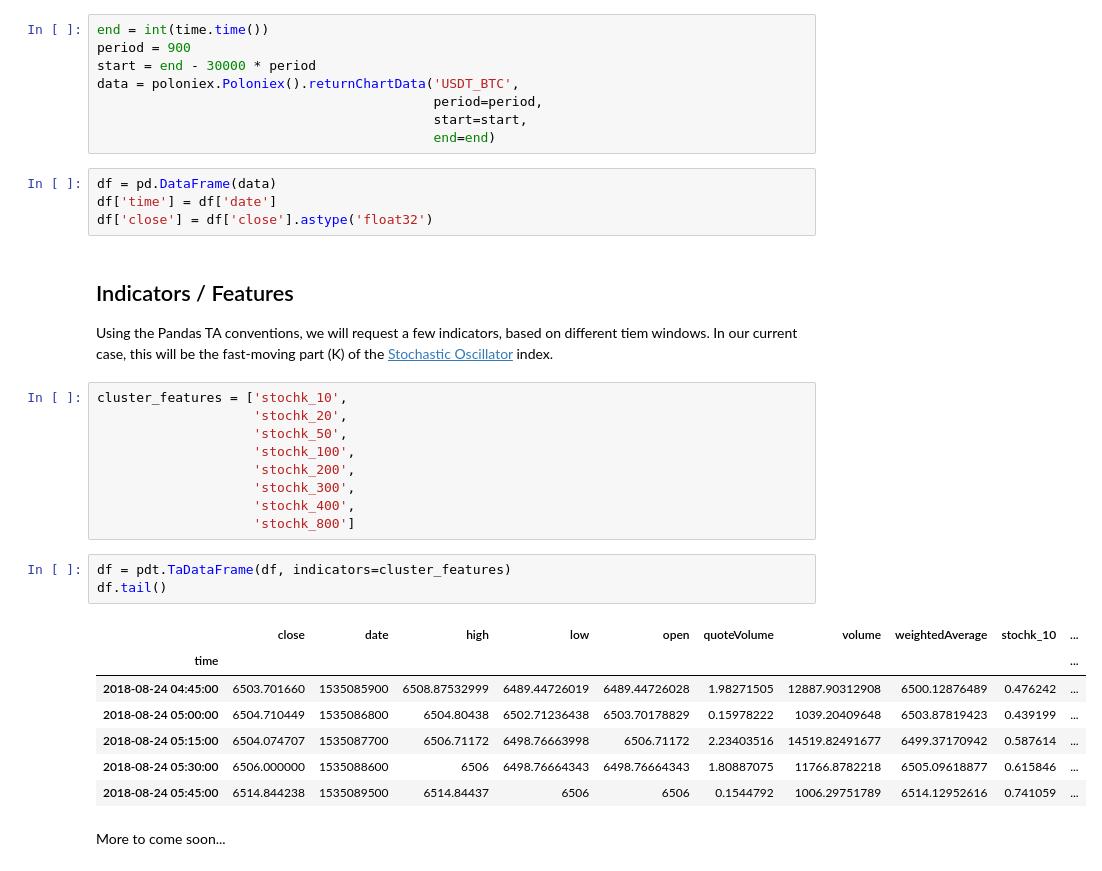
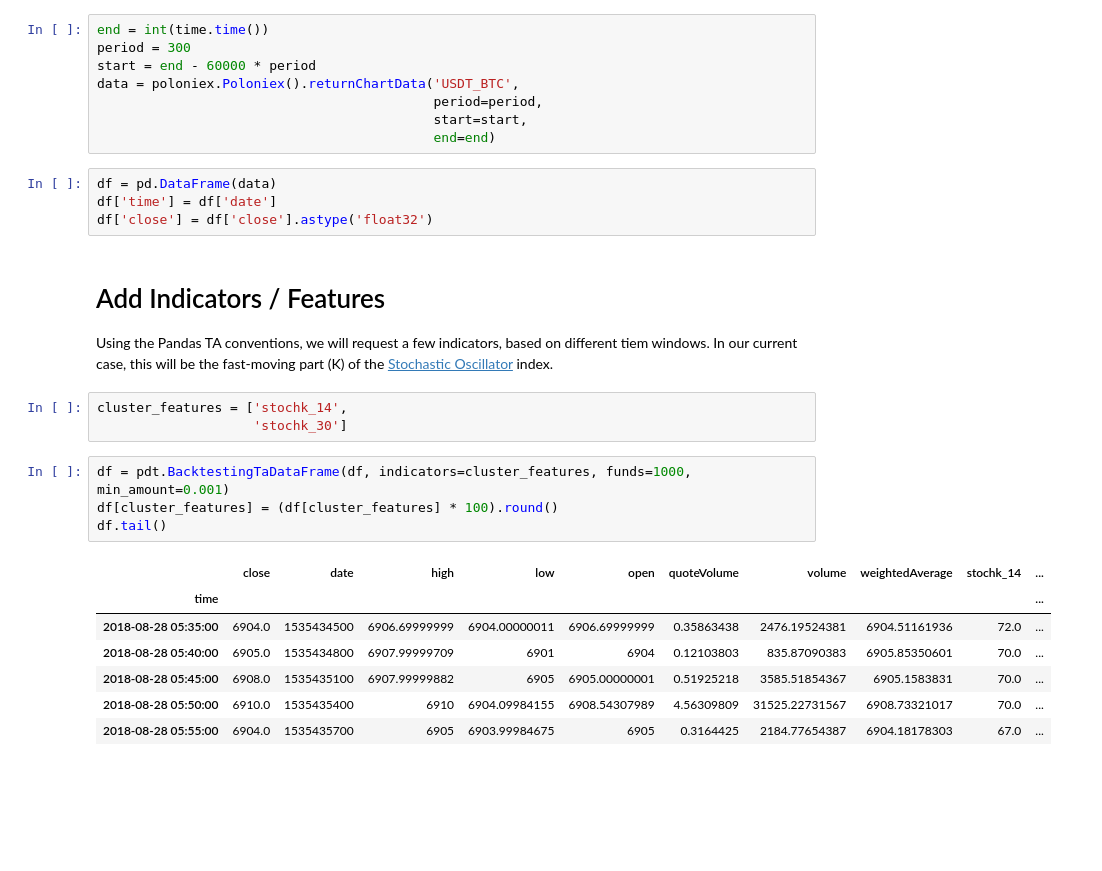
Before and after one commit to preslavrachev/pandas-ta, a Jupyter notebook: backtesting.ipynb, the cells around one changed output. Drawn from its saved outputs; the diff is of its cells as text; blank space fills up the shorter version.

```diff
--- a/backtesting.ipynb
+++ b/backtesting.ipynb
@@ -10,8 +19,8 @@ from pandasta import indicators as pdt
 For training and testing data, we will be using the [Poloniex public API](https://poloniex.com/support/api/).
 # %%
 end = int(time.time())
-period = 900
-start = end - 30000 * period
+period = 300
+start = end - 60000 * period
 data = poloniex.Poloniex().returnChartData('USDT_BTC',
                                            period=period,
                                            start=start,
@@ -21,27 +30,20 @@ df = pd.DataFrame(data)
 df['time'] = df['date']
 df['close'] = df['close'].astype('float32')
 # %% [markdown]
-## Indicators / Features
+# Add Indicators / Features
 Using the Pandas TA conventions, we will request a few indicators, based on different tiem windows. In our current case, this will be the fast-moving part (K) of the [Stochastic Oscillator](https://en.wikipedia.org/wiki/Stochastic_oscillator) index.
-# %%
-cluster_features = ['stochk_10',
-                    'stochk_20',
-                    'stochk_50',
-                    'stochk_100',
-                    'stochk_200',
-                    'stochk_300',
-                    'stochk_400',
-                    'stochk_800']
+# %%
+cluster_features = ['stochk_14',
+                    'stochk_30']
 # %%
-df = pdt.TaDataFrame(df, indicators=cluster_features)
+df = pdt.BacktestingTaDataFrame(df, indicators=cluster_features, funds=1000, min_amount=0.001)
+df[cluster_features] = (df[cluster_features] * 100).round()
 df.tail()
 # %% [output]
-|  | close | date | high | low | open | quoteVolume | volume | weightedAverage | stochk_10 | ... |
+|  | close | date | high | low | open | quoteVolume | volume | weightedAverage | stochk_14 | ... |
 | time |  |  |  |  |  |  |  |  |  | ... |
-| 2018-08-24 04:45:00 | 6503.701660 | 1535085900 | 6508.87532999 | 6489.44726019 | 6489.44726028 | 1.98271505 | 12887.90312908 | 6500.12876489 | 0.476242 | ... |
-| 2018-08-24 05:00:00 | 6504.710449 | 1535086800 | 6504.80438 | 6502.71236438 | 6503.70178829 | 0.15978222 | 1039.20409648 | 6503.87819423 | 0.439199 | ... |
-| 2018-08-24 05:15:00 | 6504.074707 | 1535087700 | 6506.71172 | 6498.76663998 | 6506.71172 | 2.23403516 | 14519.82491677 | 6499.37170942 | 0.587614 | ... |
-| 2018-08-24 05:30:00 | 6506.000000 | 1535088600 | 6506 | 6498.76664343 | 6498.76664343 | 1.80887075 | 11766.8782218 | 6505.09618877 | 0.615846 | ... |
-| 2018-08-24 05:45:00 | 6514.844238 | 1535089500 | 6514.84437 | 6506 | 6506 | 0.1544792 | 1006.29751789 | 6514.12952616 | 0.741059 | ... |
+| 2018-08-28 05:35:00 | 6904.0 | 1535434500 | 6906.69999999 | 6904.00000011 | 6906.69999999 | 0.35863438 | 2476.19524381 | 6904.51161936 | 72.0 | ... |
+| 2018-08-28 05:40:00 | 6905.0 | 1535434800 | 6907.99999709 | 6901 | 6904 | 0.12103803 | 835.87090383 | 6905.85350601 | 70.0 | ... |
+| 2018-08-28 05:45:00 | 6908.0 | 1535435100 | 6907.99999882 | 6905 | 6905.00000001 | 0.51925218 | 3585.51854367 | 6905.1583831 | 70.0 | ... |
+| 2018-08-28 05:50:00 | 6910.0 | 1535435400 | 6910 | 6904.09984155 | 6908.54307989 | 4.56309809 | 31525.22731567 | 6908.73321017 | 70.0 | ... |
+| 2018-08-28 05:55:00 | 6904.0 | 1535435700 | 6905 | 6903.99984675 | 6905 | 0.3164425 | 2184.77654387 | 6904.18178303 | 67.0 | ... |
-# %% [markdown]
-More to come soon...
```
Also changed, not shown: parts of 7 cells of this notebook.
